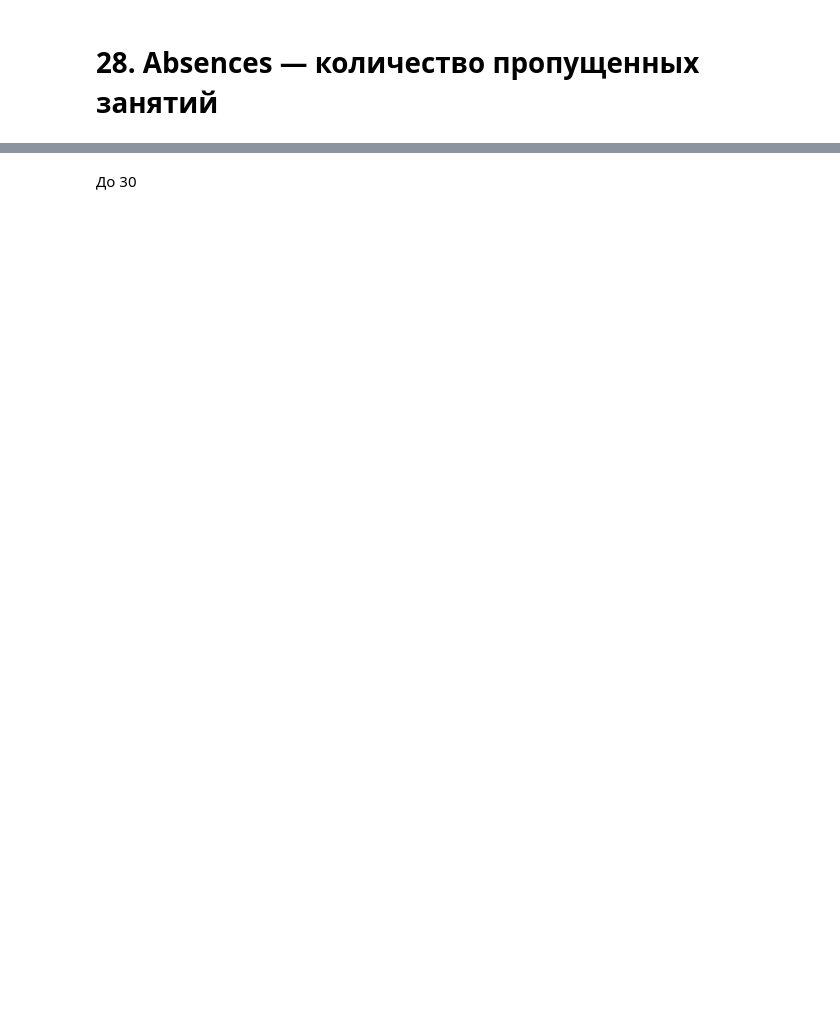
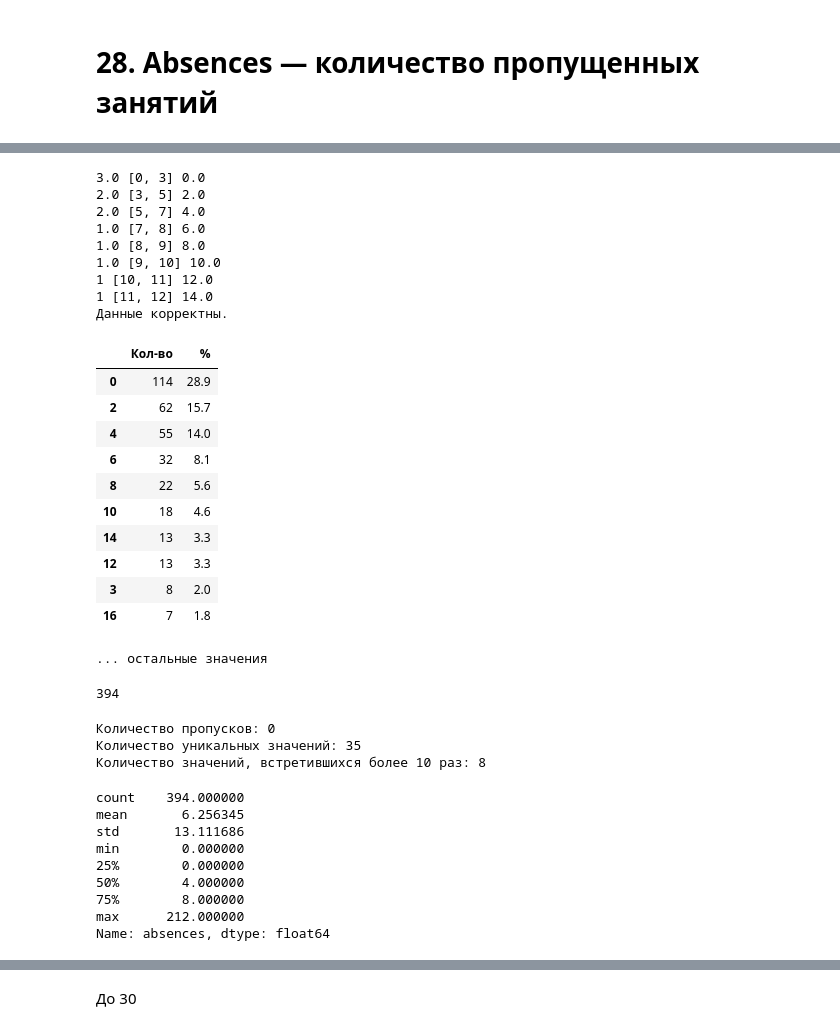
Before and after one commit to mshashanov/skillfactory_rds, a Jupyter notebook: module_2/eda_stud_math.ipynb, the cells around one changed output, grey strips where cells are left out. Cells and saved outputs as stored; diff of their text form; code cells hidden in the pictures; blank space fills up the shorter version.

```diff
--- a/module_2/eda_stud_math.ipynb
+++ b/module_2/eda_stud_math.ipynb
@@ -846,7 +1189,43 @@ print_column_info(df[col_name])
 # %%
 fill_absence_values(df, col_name)
 df[col_name] = df[col_name].astype('int64')
 check_discrete_values(df[col_name], range(366))
 print_column_info(df[col_name])
+df[col_name].describe()
+# %% [output]
+3.0 [0, 3] 0.0
+2.0 [3, 5] 2.0
+2.0 [5, 7] 4.0
+1.0 [7, 8] 6.0
+1.0 [8, 9] 8.0
+1.0 [9, 10] 10.0
+1 [10, 11] 12.0
+1 [11, 12] 14.0
+Данные корректны.
+|  | Кол-во | % |
+| 0 | 114 | 28.9 |
+| 2 | 62 | 15.7 |
+| 4 | 55 | 14.0 |
+| 6 | 32 | 8.1 |
+| 8 | 22 | 5.6 |
+| 10 | 18 | 4.6 |
+| 14 | 13 | 3.3 |
+| 12 | 13 | 3.3 |
+| 3 | 8 | 2.0 |
+| 16 | 7 | 1.8 |
+... остальные значения
+394
+Количество пропусков: 0
+Количество уникальных значений: 35
+Количество значений, встретившихся более 10 раз: 8
+count    394.000000
+mean       6.256345
+std       13.111686
+min        0.000000
+25%        0.000000
+50%        4.000000
+75%        8.000000
+max      212.000000
+Name: absences, dtype: float64
 # %%
 print_column_hist(df[col_name], (0,365), (-1,35))
```
Also changed, not shown: parts of 41 cells of this notebook.
